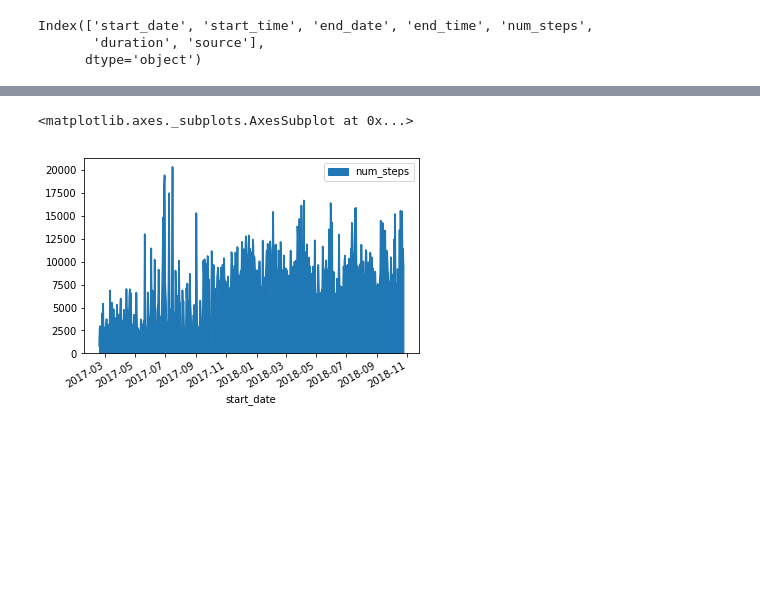
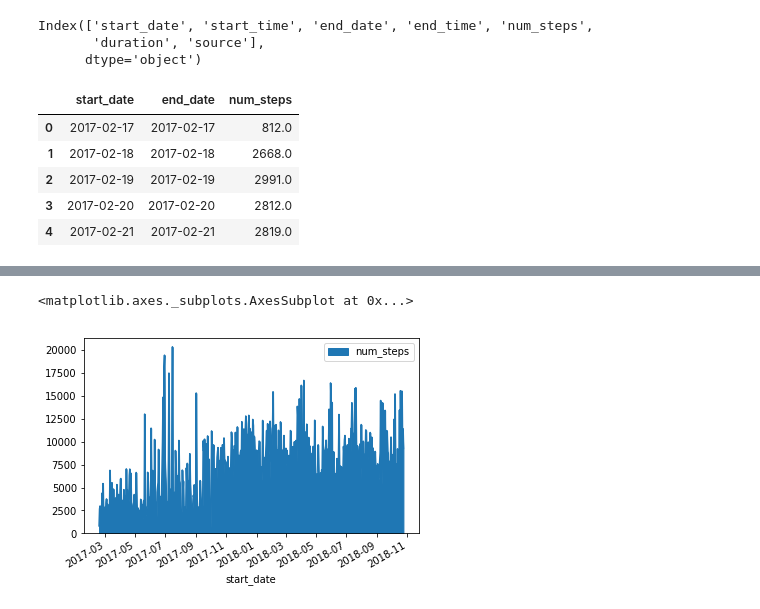
Before and after one commit to Data-is-life/Steps_Analysis, a Jupyter notebook: Steps_analysis.ipynb, the cells around one changed output, grey strips where cells are left out. Saved outputs shown, nothing was run; the diff lists cells and outputs as text; code cells hidden in the pictures; blank space fills up the shorter version.

```diff
--- a/Steps_analysis.ipynb
+++ b/Steps_analysis.ipynb
@@ -39 +25,10 @@ summed_df.reset_index(inplace=True)
+# %%
+summed_df.head()
+# %% [output]
+|  | start_date | end_date | num_steps |
+| 0 | 2017-02-17 | 2017-02-17 | 812.0 |
+| 1 | 2017-02-18 | 2017-02-18 | 2668.0 |
+| 2 | 2017-02-19 | 2017-02-19 | 2991.0 |
+| 3 | 2017-02-20 | 2017-02-20 | 2812.0 |
+| 4 | 2017-02-21 | 2017-02-21 | 2819.0 |
 # %%
```
Also changed, not shown: parts of 16 cells of this notebook, 2 other files.
